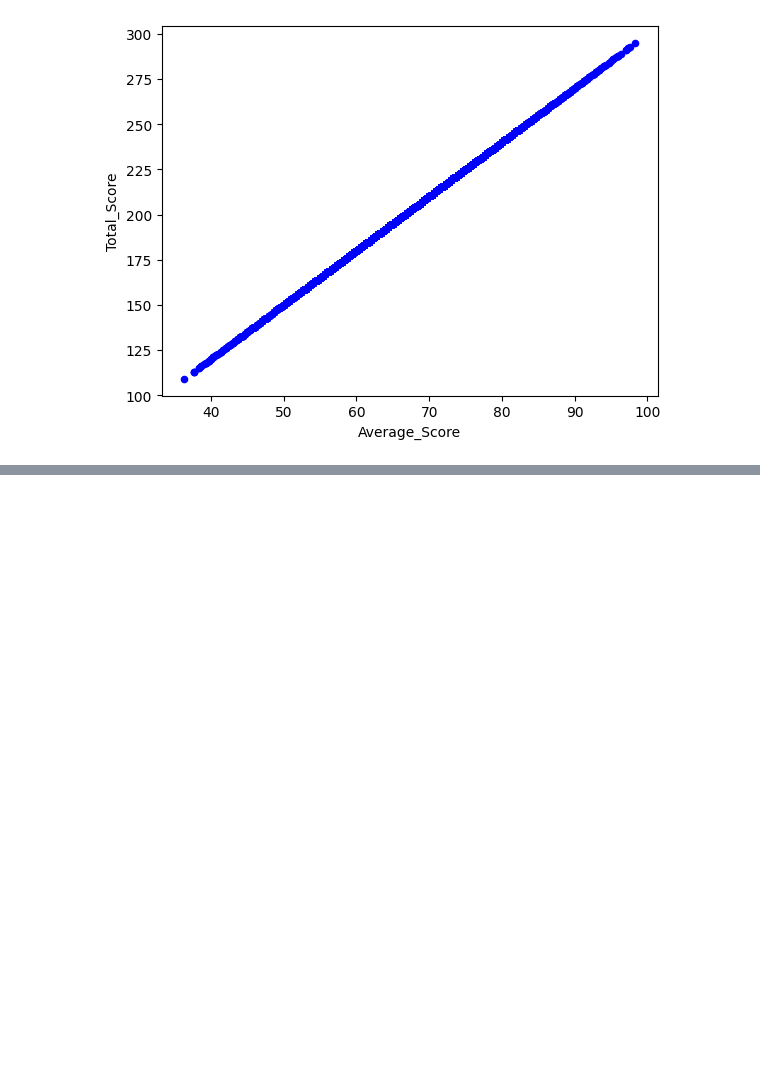
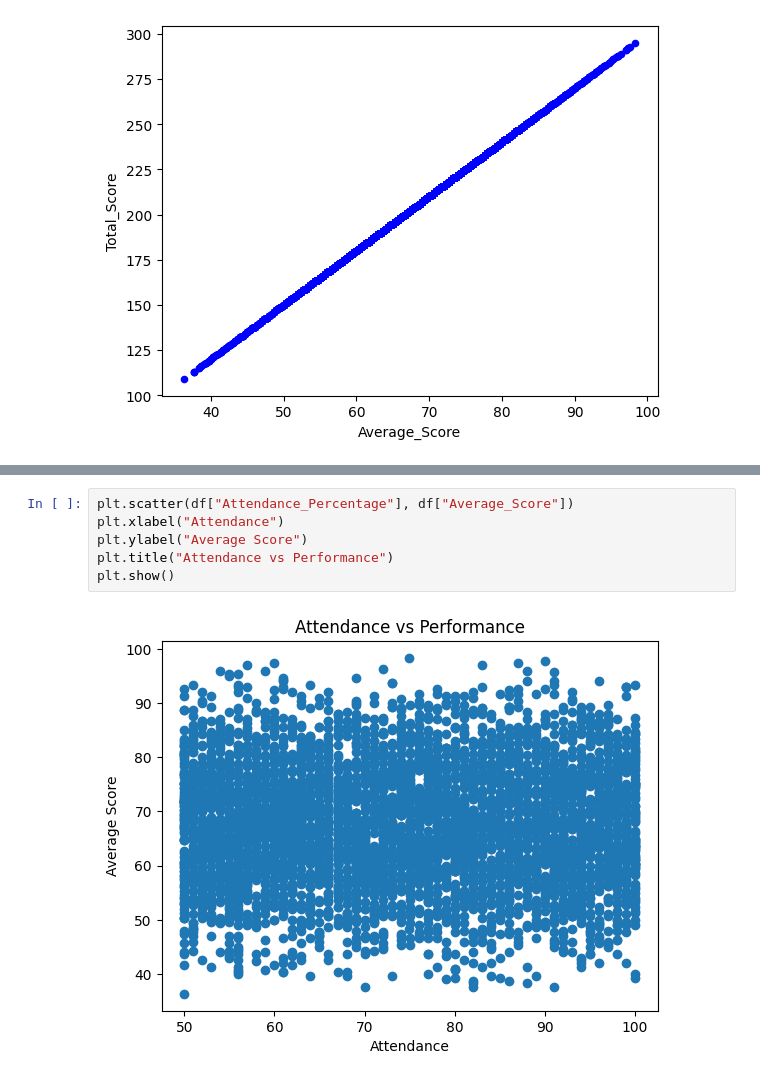
Before and after one commit to Pragnesh-10/basic-projects-in-Python-, a Jupyter notebook: analyzing_student_performance.ipynb, the cells around one changed output, grey strips where cells are left out. Cells and saved outputs as stored; diff of their text form; blank space fills up the shorter version.

```diff
--- a/analyzing_student_performance.ipynb
+++ b/analyzing_student_performance.ipynb
@@ -269,0 +291,8 @@ plt.show()
+# %%
+plt.scatter(df["Attendance_Percentage"], df["Average_Score"])
+plt.xlabel("Attendance")
+plt.ylabel("Average Score")
+plt.title("Attendance vs Performance")
+plt.show()
+# %% [output]
+[figure, added]
```
Also changed, not shown: parts of 8 cells of this notebook.
